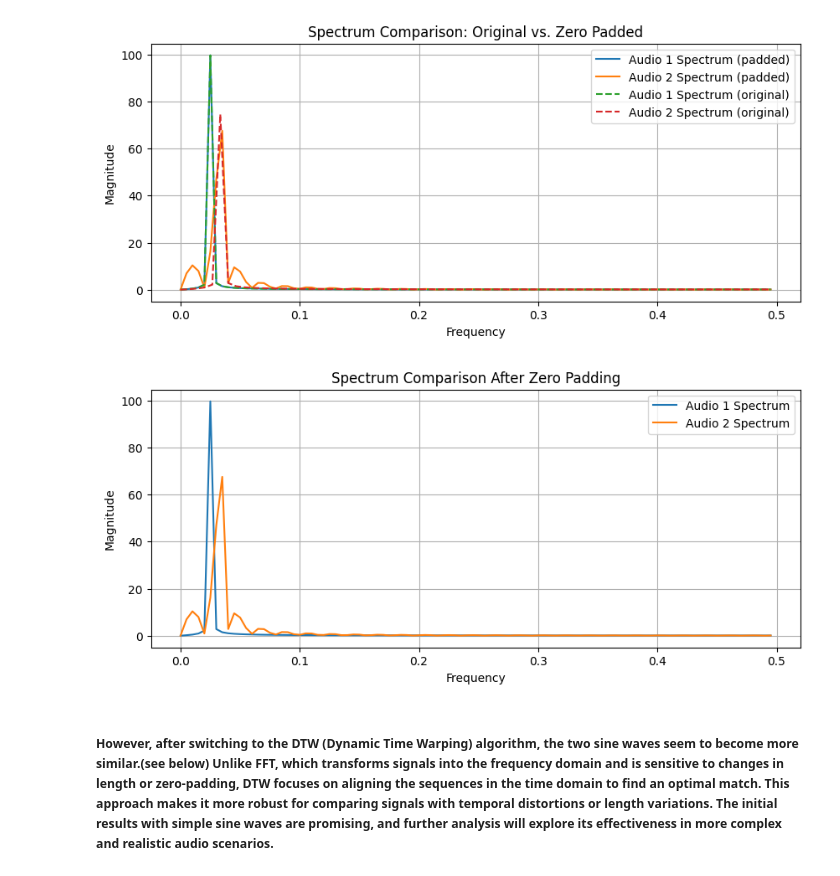
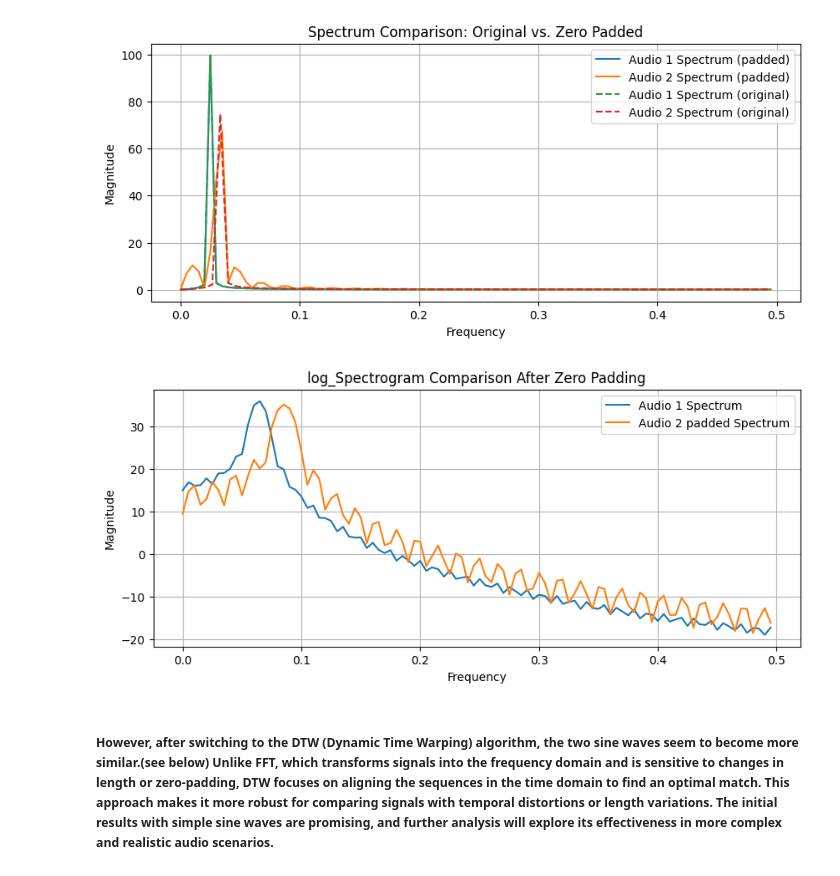
Before and after one commit to dashpulsar/dashpulsar.github.io, a Jupyter notebook: BrainlikeASR/wave.ipynb, the cells around one changed output. Drawn from its saved outputs; the diff is of its cells as text; code cells hidden in the pictures.

```diff
--- a/BrainlikeASR/wave.ipynb
+++ b/BrainlikeASR/wave.ipynb
@@ -113,34 +111,40 @@ plt.show()
 # %%
 
 
 audio1 = np.sin(2 * np.pi * 5 * np.linspace(0, 1, 200))
 audio2 = np.sin(2 * np.pi * 5 * np.linspace(0, 1, 150))
 
 target_length = max(len(audio1), len(audio2))
 
 
 audio1_padded = np.pad(audio1, (0, target_length - len(audio1)), 'constant')
 audio2_padded = np.pad(audio2, (0, target_length - len(audio2)), 'constant')
 
 
-spectrum1 = np.abs(fft(audio1_padded))
-spectrum2 = np.abs(fft(audio2_padded))
 
+def get_norm_log_spectrogram(audio):
+    spectrogram = np.abs(librosa.stft(audio, n_fft=512, hop_length=256)[:-1])
+    log_spectrogram = librosa.amplitude_to_db(spectrogram)
 
+    #norm_log_spectrogram = normaliser.normalise(log_spectrogram)
+    return log_spectrogram#norm_log_spectrogram
+
+spectrum1 = get_norm_log_spectrogram(audio1_padded)
+spectrum2 = get_norm_log_spectrogram(audio2_padded)
 freqs = np.fft.fftfreq(target_length)
 
 
 plt.figure(figsize=(10, 4))
 plt.plot(freqs[:target_length // 2], spectrum1[:target_length // 2], label='Audio 1 Spectrum')
 plt.plot(freqs[:target_length // 2], spectrum2[:target_length // 2], label='Audio 2 padded Spectrum')
-plt.title('Spectrum Comparison After Zero Padding')
+plt.title('log_Spectrogram Comparison After Zero Padding')
 plt.xlabel('Frequency')
 plt.ylabel('Magnitude')
 plt.legend()
 plt.grid(True)
 plt.show()
 # %% [output]
-[figure, old version]
+[figure, new version]
 # %% [markdown]
 ##### However, after switching to the DTW (Dynamic Time Warping) algorithm, the two sine waves seem to become more similar.(see below) Unlike FFT, which transforms signals into the frequency domain and is sensitive to changes in length or zero-padding, DTW focuses on aligning the sequences in the time domain to find an optimal match. This approach makes it more robust for comparing signals with temporal distortions or length variations. The initial results with simple sine waves are promising, and further analysis will explore its effectiveness in more complex and realistic audio scenarios.
 # %%
```
Also changed, not shown: parts of 5 cells of this notebook.
